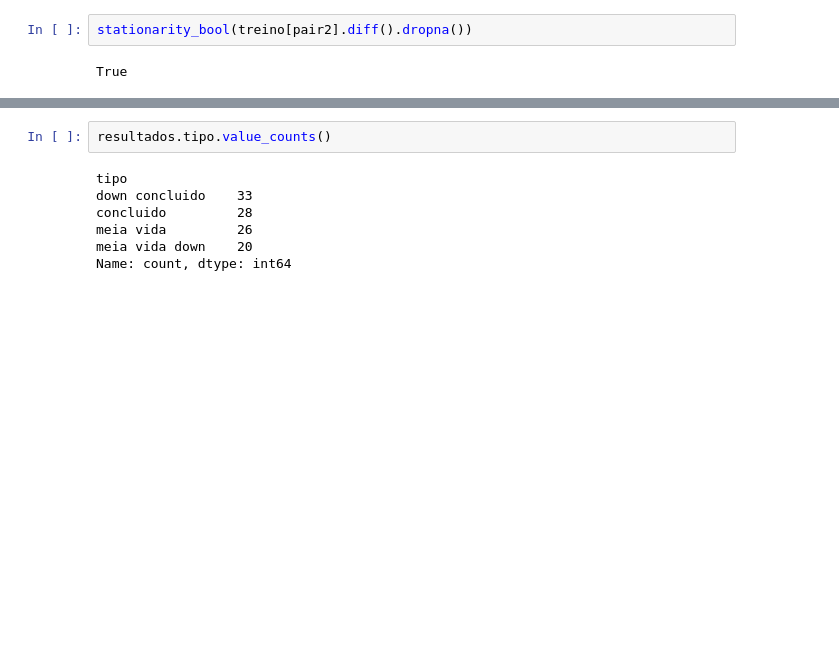
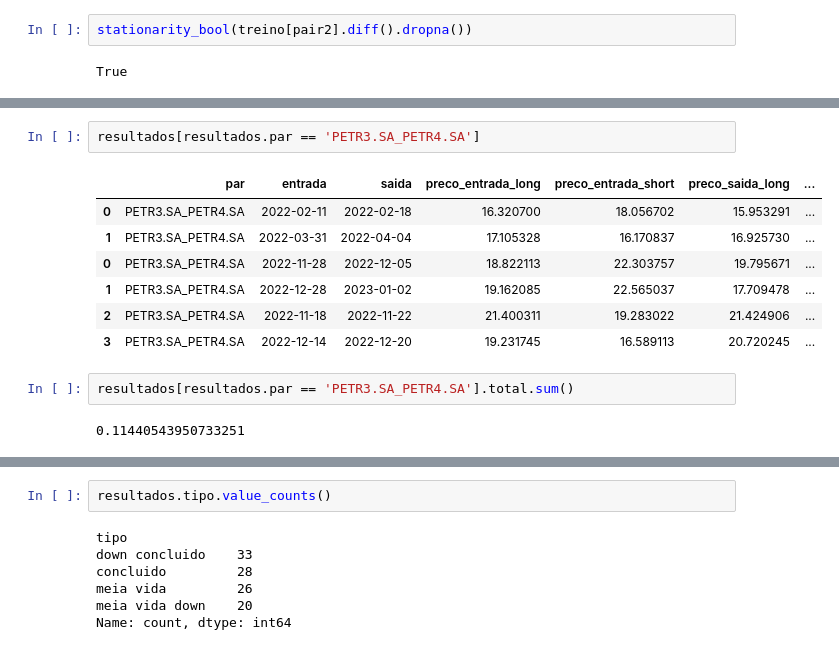
Before and after one commit to netofigueira/pairs_trading, a Jupyter notebook: pairs_trading.ipynb, the cells around one changed output, grey strips where cells are left out. Cells and saved outputs as stored; diff of their text form; blank space fills up the shorter version.

```diff
--- a/pairs_trading.ipynb
+++ b/pairs_trading.ipynb
@@ -497,0 +474,14 @@ norm_resid.plot()
+# %%
+resultados[resultados.par == 'PETR3.SA_PETR4.SA']
+# %% [output]
+|  | par | entrada | saida | preco_entrada_long | preco_entrada_short | preco_saida_long | ... |
+| 0 | PETR3.SA_PETR4.SA | 2022-02-11 | 2022-02-18 | 16.320700 | 18.056702 | 15.953291 | ... |
+| 1 | PETR3.SA_PETR4.SA | 2022-03-31 | 2022-04-04 | 17.105328 | 16.170837 | 16.925730 | ... |
+| 0 | PETR3.SA_PETR4.SA | 2022-11-28 | 2022-12-05 | 18.822113 | 22.303757 | 19.795671 | ... |
+| 1 | PETR3.SA_PETR4.SA | 2022-12-28 | 2023-01-02 | 19.162085 | 22.565037 | 17.709478 | ... |
+| 2 | PETR3.SA_PETR4.SA | 2022-11-18 | 2022-11-22 | 21.400311 | 19.283022 | 21.424906 | ... |
+| 3 | PETR3.SA_PETR4.SA | 2022-12-14 | 2022-12-20 | 19.231745 | 16.589113 | 20.720245 | ... |
+# %%
+resultados[resultados.par == 'PETR3.SA_PETR4.SA'].total.sum()
+# %% [output]
+0.11440543950733251
```
Also changed, not shown: parts of 28 cells of this notebook.
